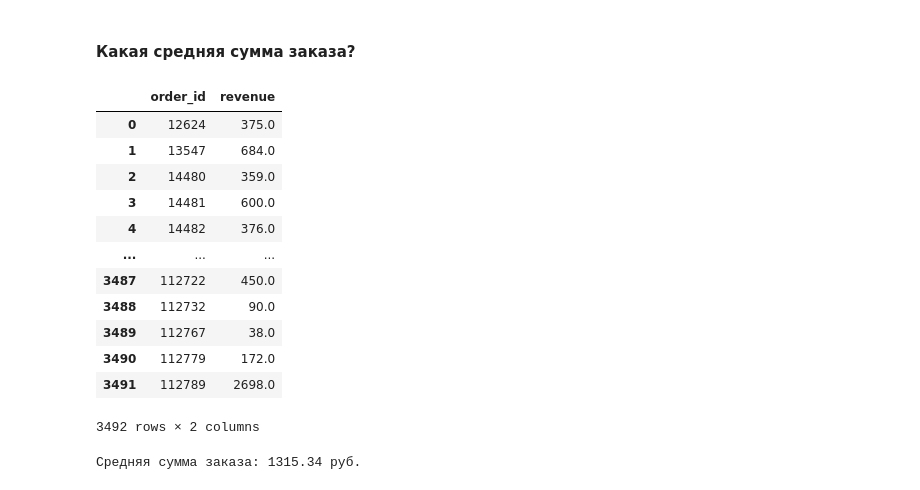
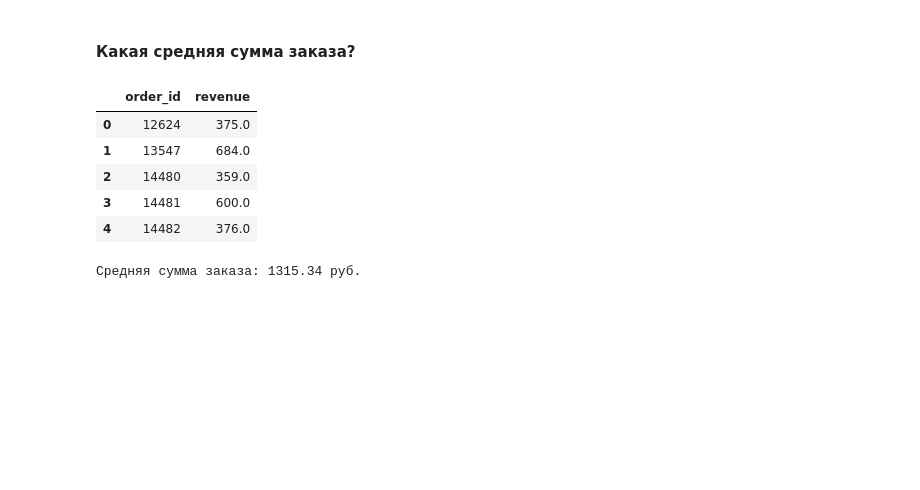
Before and after one commit to trutneva-k/Yandex_practicum, a Jupyter notebook: ecom.ipynb, the cells around one changed output. Saved outputs shown, nothing was run; the diff lists cells and outputs as text; code cells hidden in the pictures; blank space fills up the shorter version.

```diff
--- a/ecom.ipynb
+++ b/ecom.ipynb
@@ -470,21 +470,14 @@ ecom['revenue'] = ecom['price'] * ecom['quantity']
 # Группируем данные по 'order_id' и считаем суммарную выручку для каждого заказа
 order_revenue = ecom.groupby('order_id')['revenue'].sum().reset_index()
 # %%
-order_revenue
+order_revenue.head()
 # %% [output]
 |  | order_id | revenue |
 | 0 | 12624 | 375.0 |
 | 1 | 13547 | 684.0 |
 | 2 | 14480 | 359.0 |
 | 3 | 14481 | 600.0 |
 | 4 | 14482 | 376.0 |
-| ... | ... | ... |
-| 3487 | 112722 | 450.0 |
-| 3488 | 112732 | 90.0 |
-| 3489 | 112767 | 38.0 |
-| 3490 | 112779 | 172.0 |
-| 3491 | 112789 | 2698.0 |
-3492 rows × 2 columns
 # %%
 # Вычисляем среднюю сумму заказа
 average_order_value = order_revenue['revenue'].mean()
```
Also changed, not shown: parts of 10 cells of this notebook.
